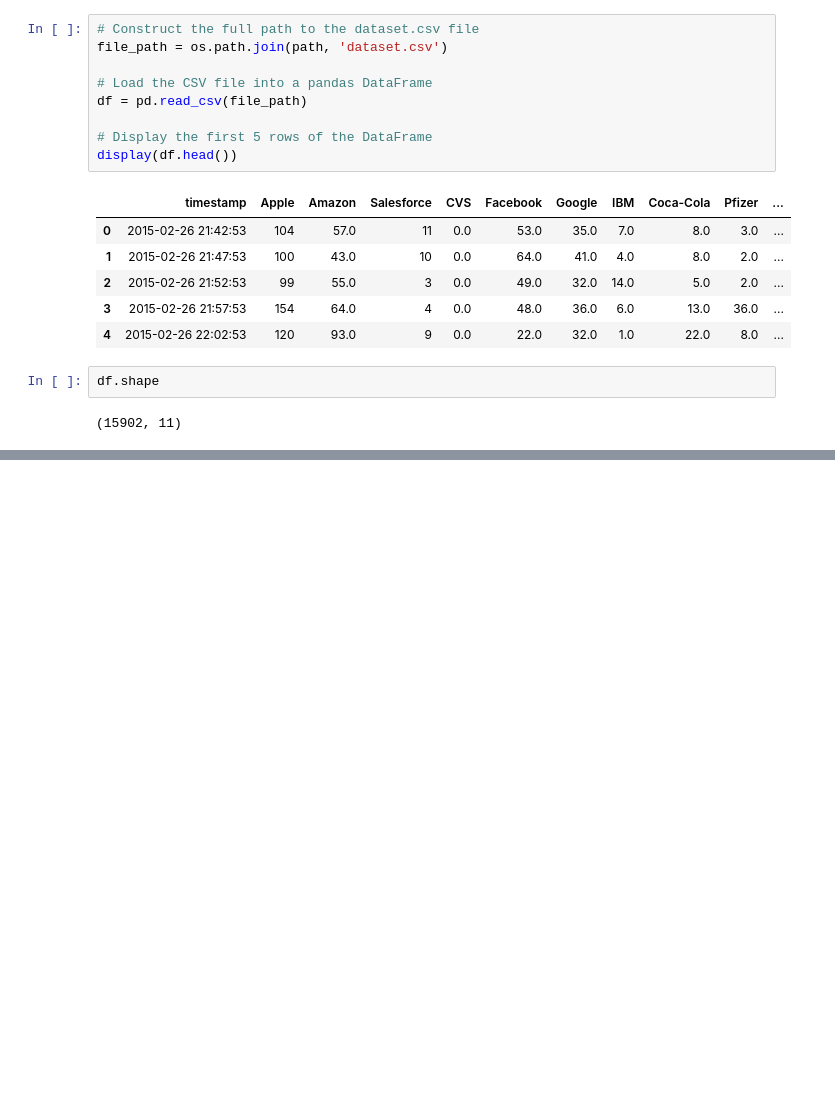
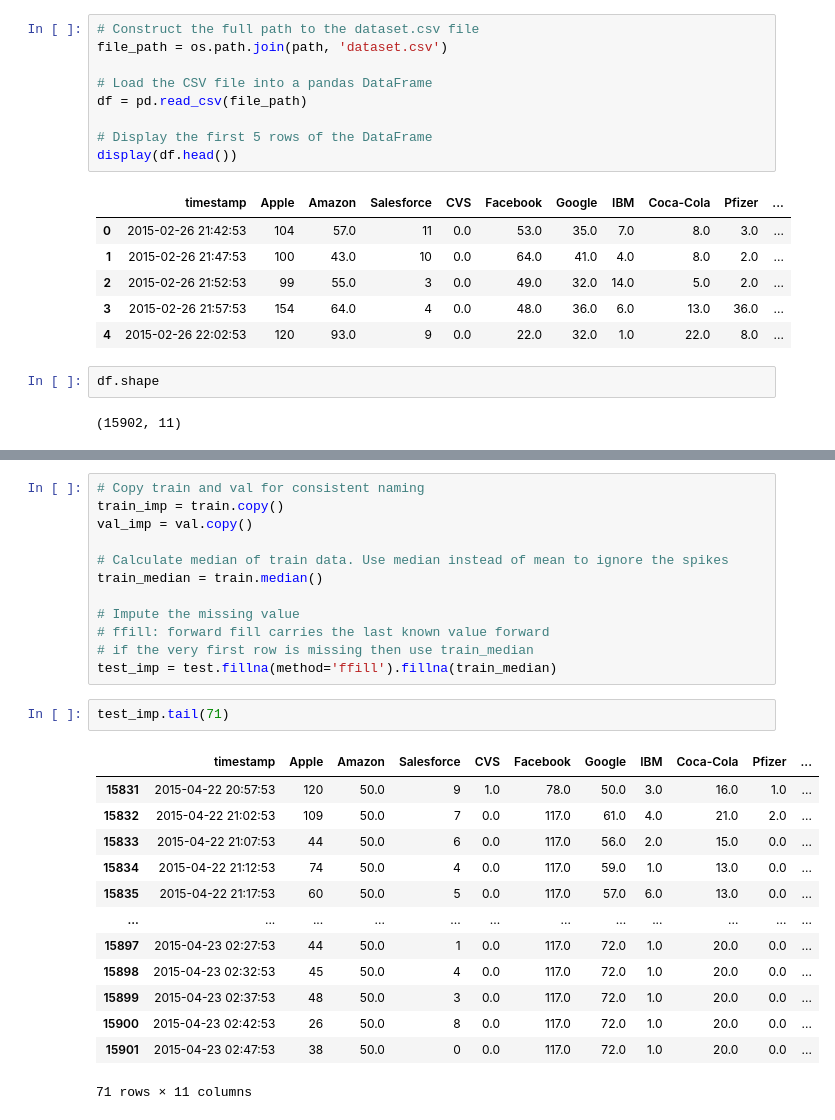
Before and after one commit to CMPE-255-G5/times-series-anomaly-detection-on-twitter-data, a Jupyter notebook: notebooks/Twitter_data.ipynb, the cells around one changed output, grey strips where cells are left out. Drawn from its saved outputs; the diff is of its cells as text; blank space fills up the shorter version.

```diff
--- a/notebooks/Twitter_data.ipynb
+++ b/notebooks/Twitter_data.ipynb
@@ -41,0 +169,28 @@ df.shape
+# %%
+# Copy train and val for consistent naming
+train_imp = train.copy()
+val_imp = val.copy()
+
+# Calculate median of train data. Use median instead of mean to ignore the spikes
+train_median = train.median()
+
+# Impute the missing value
+# ffill: forward fill carries the last known value forward
+# if the very first row is missing then use train_median
+test_imp = test.fillna(method='ffill').fillna(train_median)
+# %%
+test_imp.tail(71)
+# %% [output]
+|  | timestamp | Apple | Amazon | Salesforce | CVS | Facebook | Google | IBM | Coca-Cola | Pfizer | ... |
+| 15831 | 2015-04-22 20:57:53 | 120 | 50.0 | 9 | 1.0 | 78.0 | 50.0 | 3.0 | 16.0 | 1.0 | ... |
+| 15832 | 2015-04-22 21:02:53 | 109 | 50.0 | 7 | 0.0 | 117.0 | 61.0 | 4.0 | 21.0 | 2.0 | ... |
+| 15833 | 2015-04-22 21:07:53 | 44 | 50.0 | 6 | 0.0 | 117.0 | 56.0 | 2.0 | 15.0 | 0.0 | ... |
+| 15834 | 2015-04-22 21:12:53 | 74 | 50.0 | 4 | 0.0 | 117.0 | 59.0 | 1.0 | 13.0 | 0.0 | ... |
+| 15835 | 2015-04-22 21:17:53 | 60 | 50.0 | 5 | 0.0 | 117.0 | 57.0 | 6.0 | 13.0 | 0.0 | ... |
+| ... | ... | ... | ... | ... | ... | ... | ... | ... | ... | ... | ... |
+| 15897 | 2015-04-23 02:27:53 | 44 | 50.0 | 1 | 0.0 | 117.0 | 72.0 | 1.0 | 20.0 | 0.0 | ... |
+| 15898 | 2015-04-23 02:32:53 | 45 | 50.0 | 4 | 0.0 | 117.0 | 72.0 | 1.0 | 20.0 | 0.0 | ... |
+| 15899 | 2015-04-23 02:37:53 | 48 | 50.0 | 3 | 0.0 | 117.0 | 72.0 | 1.0 | 20.0 | 0.0 | ... |
+| 15900 | 2015-04-23 02:42:53 | 26 | 50.0 | 8 | 0.0 | 117.0 | 72.0 | 1.0 | 20.0 | 0.0 | ... |
+| 15901 | 2015-04-23 02:47:53 | 38 | 50.0 | 0 | 0.0 | 117.0 | 72.0 | 1.0 | 20.0 | 0.0 | ... |
+71 rows × 11 columns
```
Also changed, not shown: parts of 28 cells of this notebook.
